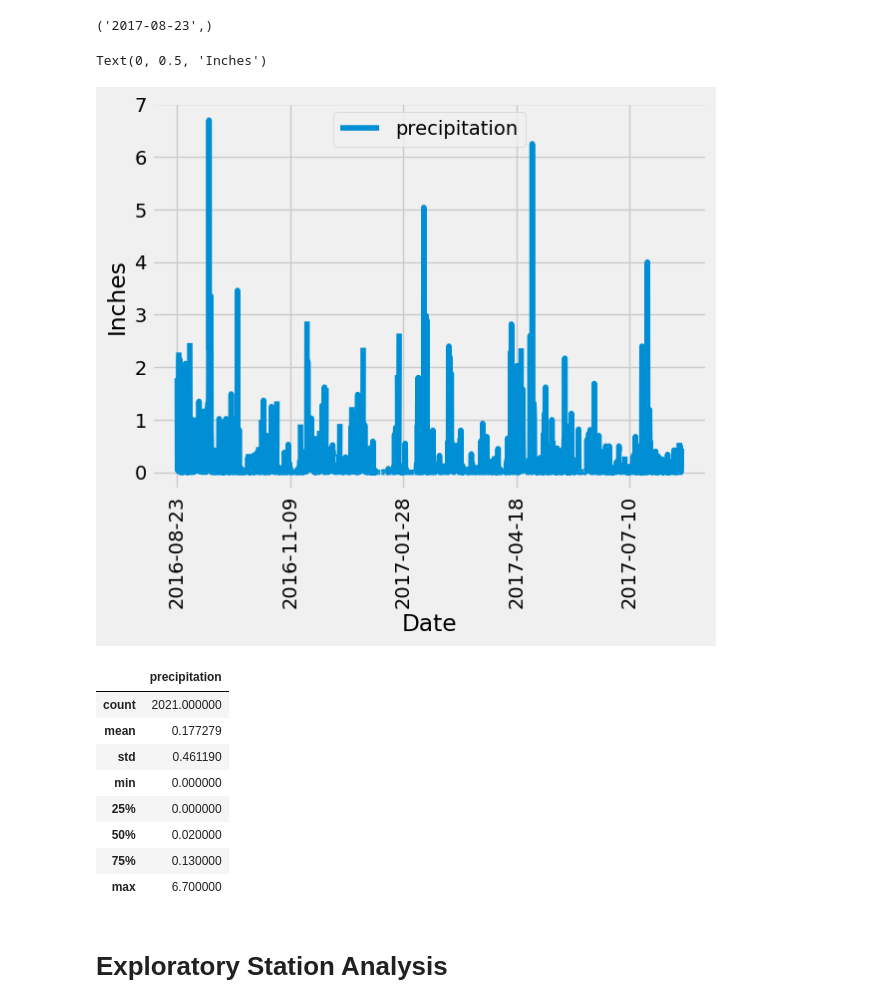
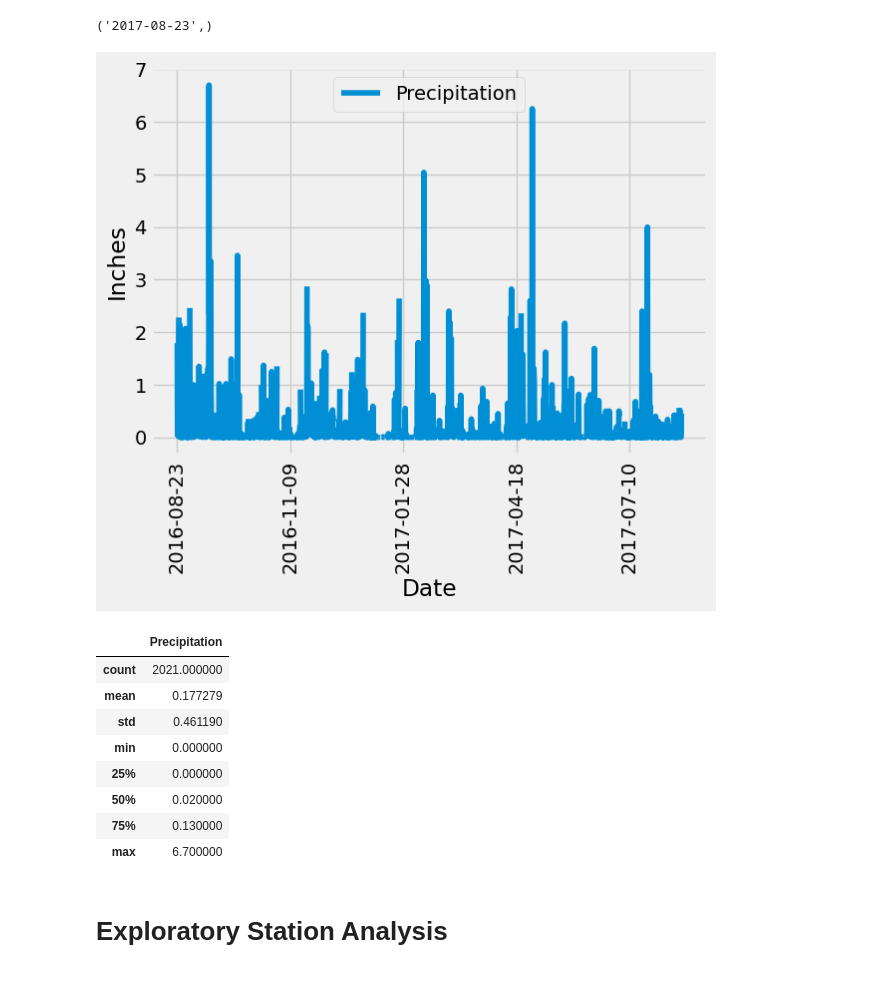
Before and after one commit to vdescioli/sqlalchemy-challenge, a Jupyter notebook: Surfer/climate_main.ipynb, the cells around one changed output. Saved outputs shown, nothing was run; the diff lists cells and outputs as text; code cells hidden in the pictures.

```diff
--- a/Surfer/climate_main.ipynb
+++ b/Surfer/climate_main.ipynb
@@ -21,6 +21,7 @@ engine = create_engine("sqlite:///Resources/hawaii.sqlite")
 # %%
 # reflect an existing database into a new model
-
+Base = automap_base()
 # reflect the tables
+Base.prepare(engine, reflect= True)
 # %%
 # View all of the classes that automap found
@@ -28,8 +30,11 @@ engine = create_engine("sqlite:///Resources/hawaii.sqlite")
 ['measurement', 'station']
 # %%
 # Save references to each table
+measure = Base.classes.measurement
+stat = Base.classes.station
 # %%
 # Create our session (link) from Python to the DB
+session = Session(engine)
 # %% [markdown]
 # Exploratory Precipitation Analysis
 # %%
@@ -41,25 +47,29 @@ engine = create_engine("sqlite:///Resources/hawaii.sqlite")
 # Starting from the most recent data point in the database.
 
 # Calculate the date one year from the last date in data set.
-
+one_year = dt.date(2017,8,23)-dt.timedelta(days=365)
 
 # Perform a query to retrieve the data and precipitation scores
-
+d_p_scores = session.query(measure.date, measure.prcp).filter(measure.date >= one_year).all()
 
 # Save the query results as a Pandas DataFrame. Explicitly set the column names
-
-
+prcp_df = pd.DataFrame(d_p_scores, columns=['Date', 'Precipitation'])
+prcp_df.set_index('Date', inplace=True)
 # Sort the dataframe by date
-
+prcp_sorted = prcp_df.sort_values('Date')
 
 # Use Pandas Plotting with Matplotlib to plot the data
+prcp_sorted.plot(rot=90)
+plt.ylabel('Inches')
+plt.xlabel('Date')
+plt.show()
 # %% [output]
-Text(0, 0.5, 'Inches')
 [figure]
 # %%
 # Use Pandas to calculate the summary statistics for the precipitation data
+prcp_df.describe()
 # %% [output]
-|  | precipitation |
+|  | Precipitation |
 | count | 2021.000000 |
 | mean | 0.177279 |
 | std | 0.461190 |
```
Also changed, not shown: parts of 6 cells of this notebook, 1 other file.
